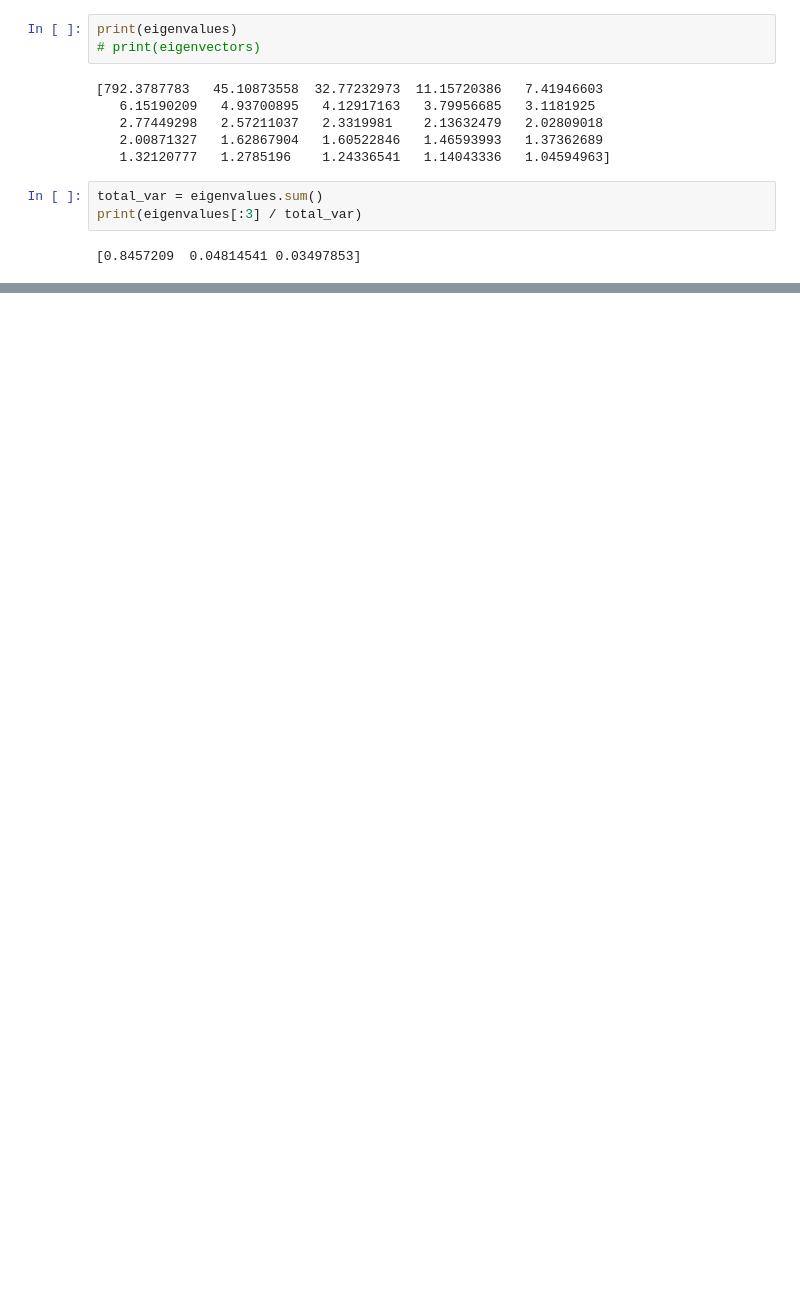
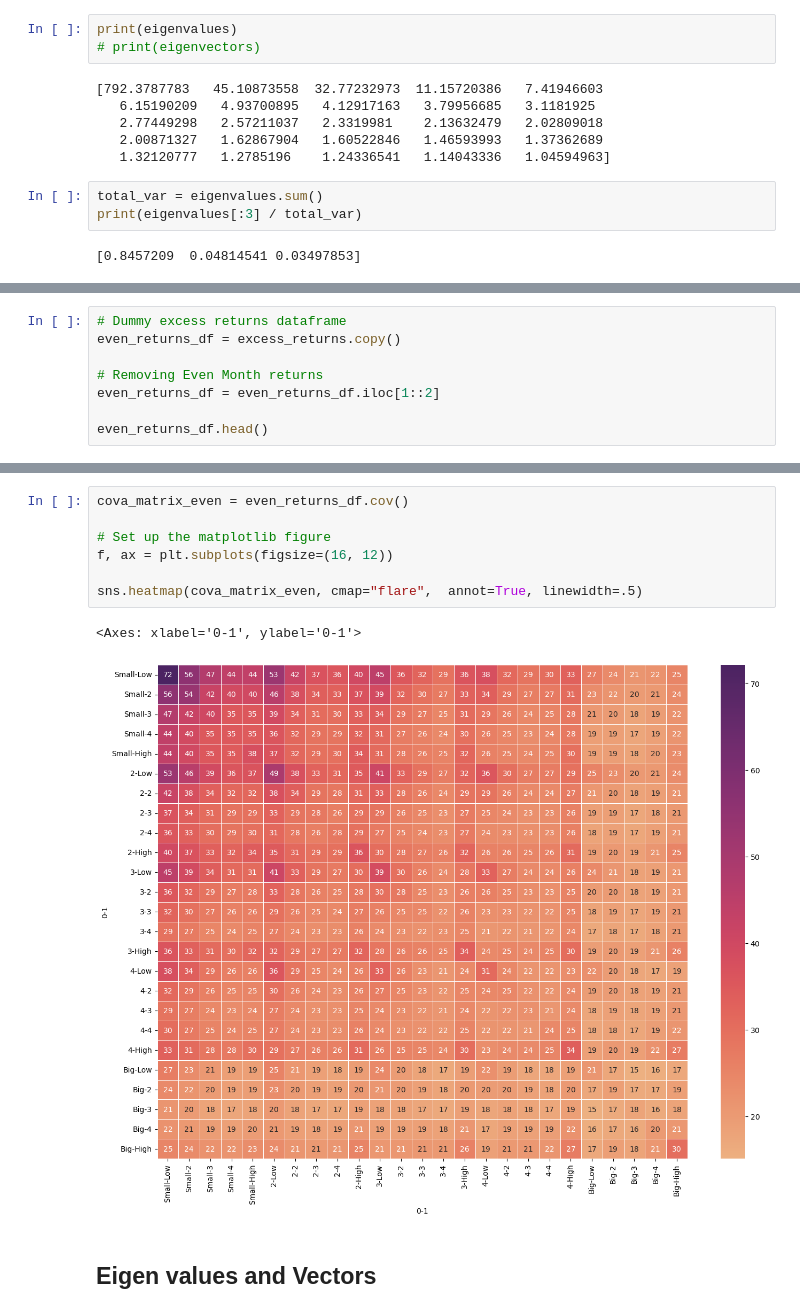
Before and after one commit to Hemasrikar/Financial-Statistics-and-Econometrics, a Jupyter notebook: forming_some_factors.ipynb, the cells around one changed output, grey strips where cells are left out. Drawn from its saved outputs; the diff is of its cells as text; blank space fills up the shorter version.

```diff
--- a/forming_some_factors.ipynb
+++ b/forming_some_factors.ipynb
@@ -136,0 +172,8 @@ print(eigenvalues[:3] / total_var)
+# %%
+# Dummy excess returns dataframe
+even_returns_df = excess_returns.copy()
+
+# Removing Even Month returns
+even_returns_df = even_returns_df.iloc[1::2]
+
+even_returns_df.head()
@@ -136,0 +190,12 @@ print(eigenvalues[:3] / total_var)
+# %%
+cova_matrix_even = even_returns_df.cov()
+
+# Set up the matplotlib figure
+f, ax = plt.subplots(figsize=(16, 12))
+
+sns.heatmap(cova_matrix_even, cmap="flare",  annot=True, linewidth=.5)
+# %% [output]
+<Axes: xlabel='0-1', ylabel='0-1'>
+[figure, added]
+# %% [markdown]
+## Eigen values and Vectors
```
Also changed, not shown: parts of 19 cells of this notebook.
